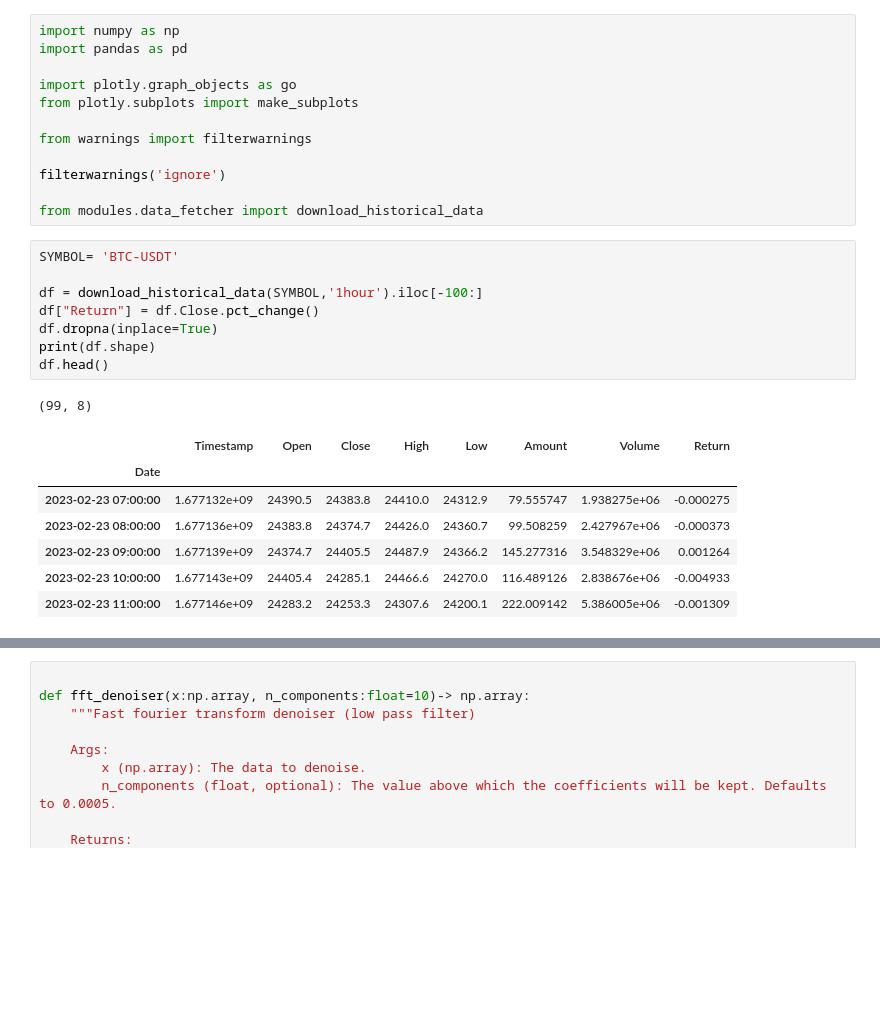
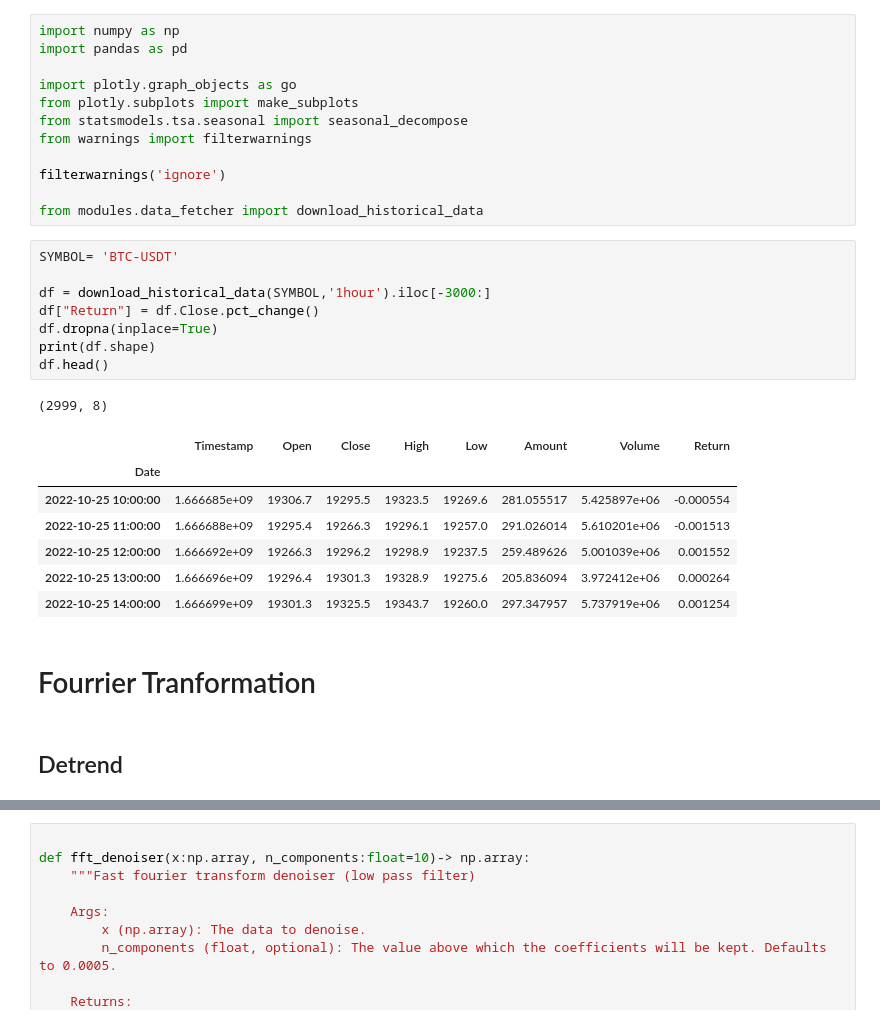
Before and after one commit to BaptisteZloch/Frequency-transformation-and-analysis, a Jupyter notebook: src/01_Fourrier_smoothing.ipynb, the cells around one changed output, grey strips where cells are left out. Saved outputs shown, nothing was run; the diff lists cells and outputs as text; blank space fills up the shorter version.

Commit message:
fourrier transformation

```diff
--- a/src/01_Fourrier_smoothing.ipynb
+++ b/src/01_Fourrier_smoothing.ipynb
@@ -4,7 +4,7 @@ import pandas as pd
 
 import plotly.graph_objects as go
 from plotly.subplots import make_subplots
-
+from statsmodels.tsa.seasonal import seasonal_decompose
 from warnings import filterwarnings
 
 filterwarnings('ignore')
@@ -13,17 +13,21 @@ from modules.data_fetcher import download_historical_data
 # %%
 SYMBOL= 'BTC-USDT'
 
-df = download_historical_data(SYMBOL,'1hour').iloc[-100:]
+df = download_historical_data(SYMBOL,'1hour').iloc[-3000:]
 df["Return"] = df.Close.pct_change()
 df.dropna(inplace=True)
 print(df.shape)
 df.head()
 # %% [output]
-(99, 8)
+(2999, 8)
 |  | Timestamp | Open | Close | High | Low | Amount | Volume | Return |
 | Date |  |  |  |  |  |  |  |  |
-| 2023-02-23 07:00:00 | 1.677132e+09 | 24390.5 | 24383.8 | 24410.0 | 24312.9 | 79.555747 | 1.938275e+06 | -0.000275 |
-| 2023-02-23 08:00:00 | 1.677136e+09 | 24383.8 | 24374.7 | 24426.0 | 24360.7 | 99.508259 | 2.427967e+06 | -0.000373 |
-| 2023-02-23 09:00:00 | 1.677139e+09 | 24374.7 | 24405.5 | 24487.9 | 24366.2 | 145.277316 | 3.548329e+06 | 0.001264 |
-| 2023-02-23 10:00:00 | 1.677143e+09 | 24405.4 | 24285.1 | 24466.6 | 24270.0 | 116.489126 | 2.838676e+06 | -0.004933 |
-| 2023-02-23 11:00:00 | 1.677146e+09 | 24283.2 | 24253.3 | 24307.6 | 24200.1 | 222.009142 | 5.386005e+06 | -0.001309 |
+| 2022-10-25 10:00:00 | 1.666685e+09 | 19306.7 | 19295.5 | 19323.5 | 19269.6 | 281.055517 | 5.425897e+06 | -0.000554 |
+| 2022-10-25 11:00:00 | 1.666688e+09 | 19295.4 | 19266.3 | 19296.1 | 19257.0 | 291.026014 | 5.610201e+06 | -0.001513 |
+| 2022-10-25 12:00:00 | 1.666692e+09 | 19266.3 | 19296.2 | 19298.9 | 19237.5 | 259.489626 | 5.001039e+06 | 0.001552 |
+| 2022-10-25 13:00:00 | 1.666696e+09 | 19296.4 | 19301.3 | 19328.9 | 19275.6 | 205.836094 | 3.972412e+06 | 0.000264 |
+| 2022-10-25 14:00:00 | 1.666699e+09 | 19301.3 | 19325.5 | 19343.7 | 19260.0 | 297.347957 | 5.737919e+06 | 0.001254 |
+# %% [markdown]
+# Fourrier Tranformation
+# %% [markdown]
+## Detrend
```
Also changed, not shown: parts of 3 cells of this notebook.
